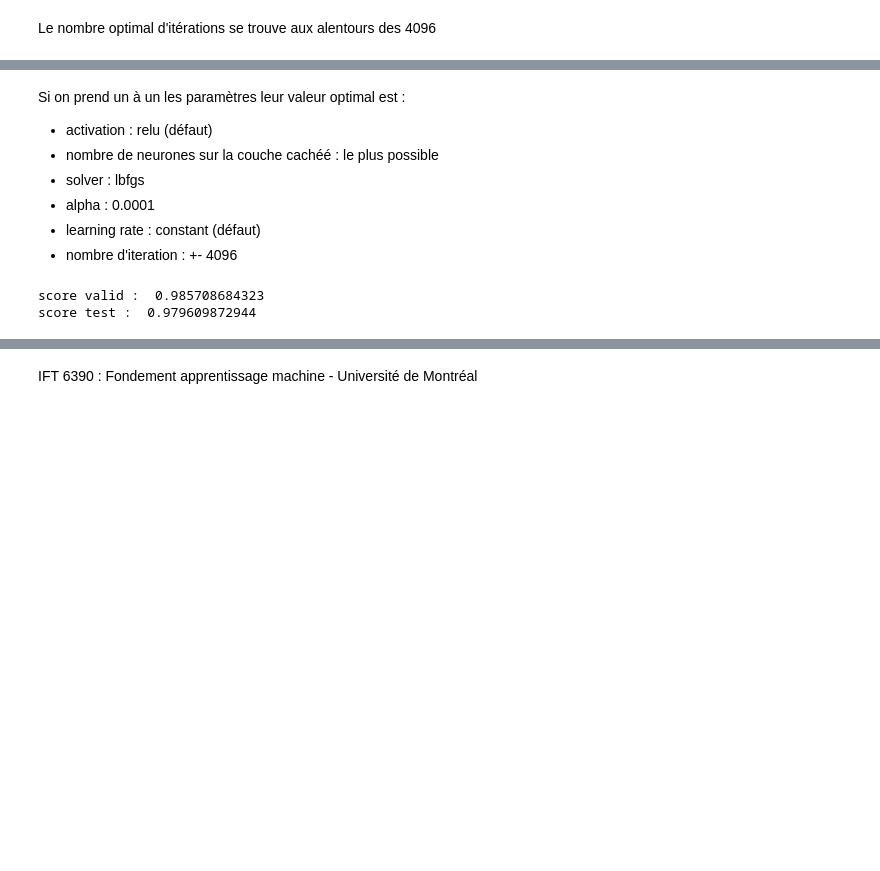
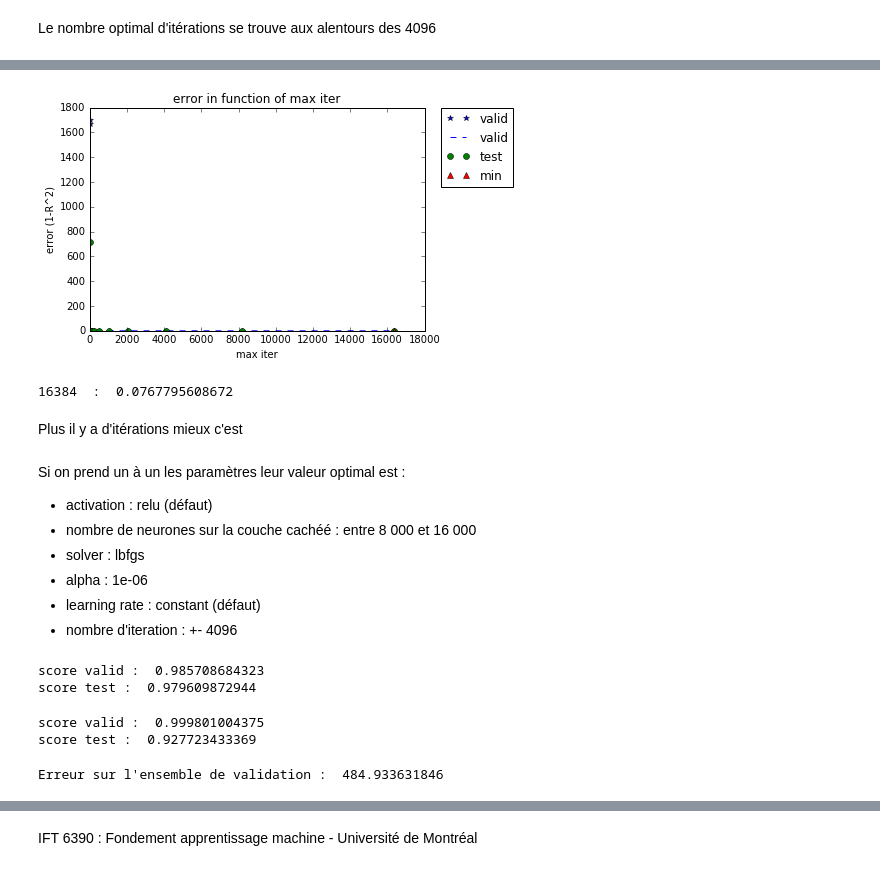
Before and after one commit to MaxouGJ/House-Prices, a Jupyter notebook: PROJET_HP_Maxime.ipynb, the cells around one changed output, grey strips where cells are left out. Saved outputs shown, nothing was run; the diff lists cells and outputs as text; code cells hidden in the pictures; blank space fills up the shorter version.

```diff
--- a/PROJET_HP_Maxime.ipynb
+++ b/PROJET_HP_Maxime.ipynb
@@ -1609,9 +1796,30 @@ Le nombre optimal d'itérations se trouve aux alentours des 4096
+# %%
+errors_valid_mi = [1-x for x in scores_valid_mi2]
+errors_test_mi = [1-x for x in scores_test_mi2]
+min_x = iterations[np.argmin(errors_test_mi)]
+min_y = np.min(errors_test_mi)
+plt.plot(iterations,errors_valid_mi, '*', color='b', label='valid')
+plt.plot(iterations,errors_valid_mi, 'r--', color='b', label='valid')
+plt.plot(iterations, errors_test_mi, 'ro', color='g', label='test')
+plt.plot(min_x, min_y, 'g^', color='r', label="min")
+plt.ylabel("error (1-R^2)")
+plt.xlabel("max iter")
+plt.title("error in function of max iter")
+plt.legend(bbox_to_anchor=(1.05, 1), loc=2, borderaxespad=0.)
+plt.show()
+
+print min_x, " : ", min_y
+# %% [output]
+[figure, added]
+16384  :  0.0767795608672
+# %% [markdown]
+Plus il y a d'itérations mieux c'est
 # %% [markdown]
 Si on prend un à un les paramètres leur  valeur optimal est :
 * activation  : relu (défaut)
-* nombre de neurones sur la couche cachéé : le plus possible
+* nombre de neurones sur la couche cachéé : entre 8 000 et 16 000
 * solver : lbfgs
-* alpha : 0.0001
+* alpha : 1e-06
 * learning rate : constant (défaut)
 * nombre d'iteration : +- 4096
 # %%
@@ -1628,3 +1837,27 @@ print "score test : ", score_test, "\n"
 # %% [output]
 score valid :  0.985708684323
 score test :  0.979609872944
+# %%
+regressor_final = MLPRegressor(activation='relu', hidden_layer_sizes=2**14, solver='lbfgs',
+                               alpha=1e-06, learning_rate='constant', max_iter=2**14)
+
+regressor_final.fit(data_train_x, data_train_y)
+score_final_valid = regressor_final.score(data_valid_x, data_valid_y)
+
+regressor_final.fit(data_valid_x, data_valid_y)
+score_final_test = regressor.score(data_test_x, data_test_y)
+
+print "score valid (R²): ", score_final_valid
+print "score test (R²): ", score_final_test, "\n"
+# %% [output]
+score valid :  0.999801004375
+score test :  0.927723433369
+# %%
+error_valid = 0
+predict_final_valid = regressor_final.predict(data_valid_x)
+for i in range(len(data_valid_x)):
+    error_valid += np.abs(data_valid_y[i]- predict_final_valid[i])
+error_valid /= len(data_valid_x)
+print "Erreur sur l'ensemble de validation : ", error_valid[0]
+# %% [output]
+Erreur sur l'ensemble de validation :  484.933631846
```
Also changed, not shown: parts of 16 cells of this notebook.
